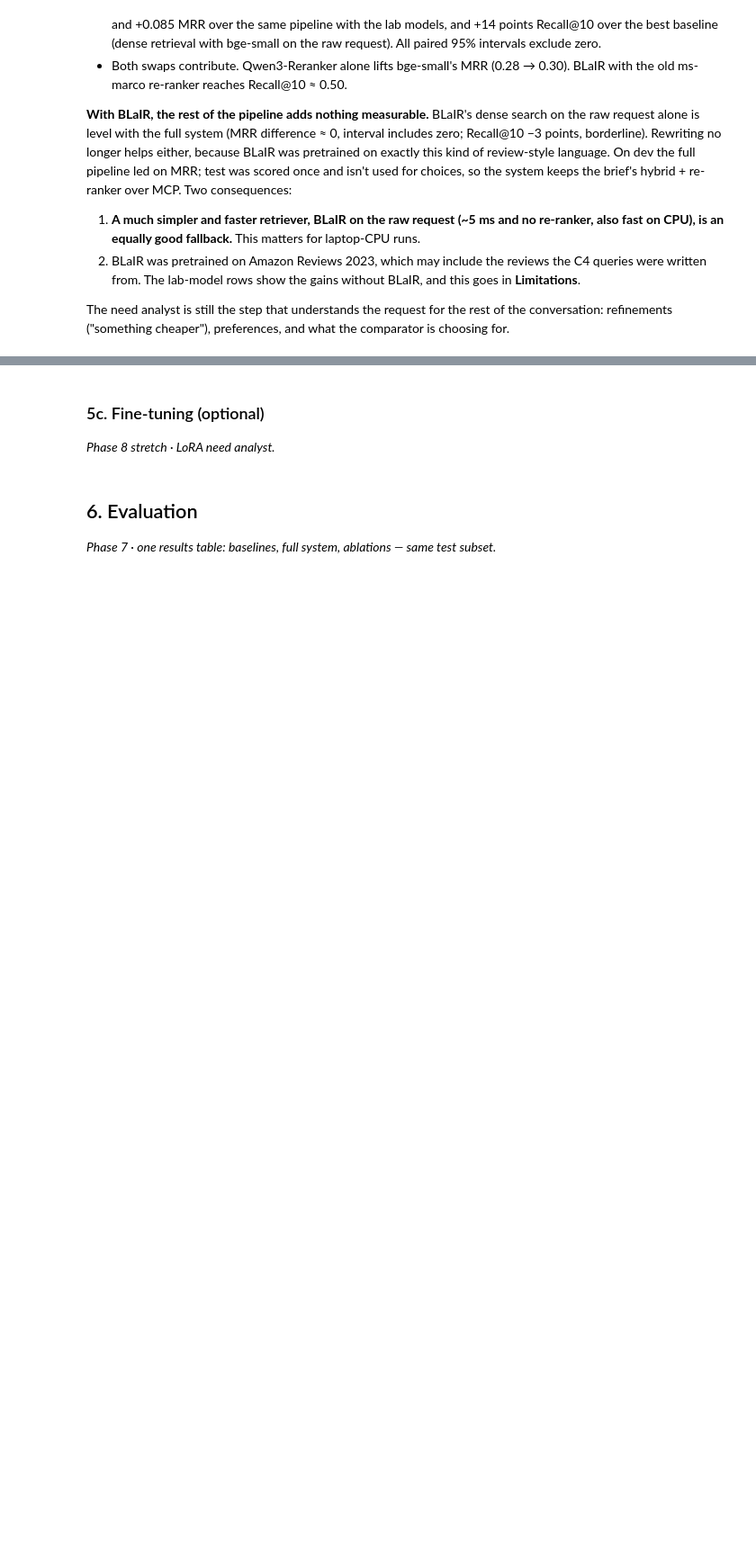
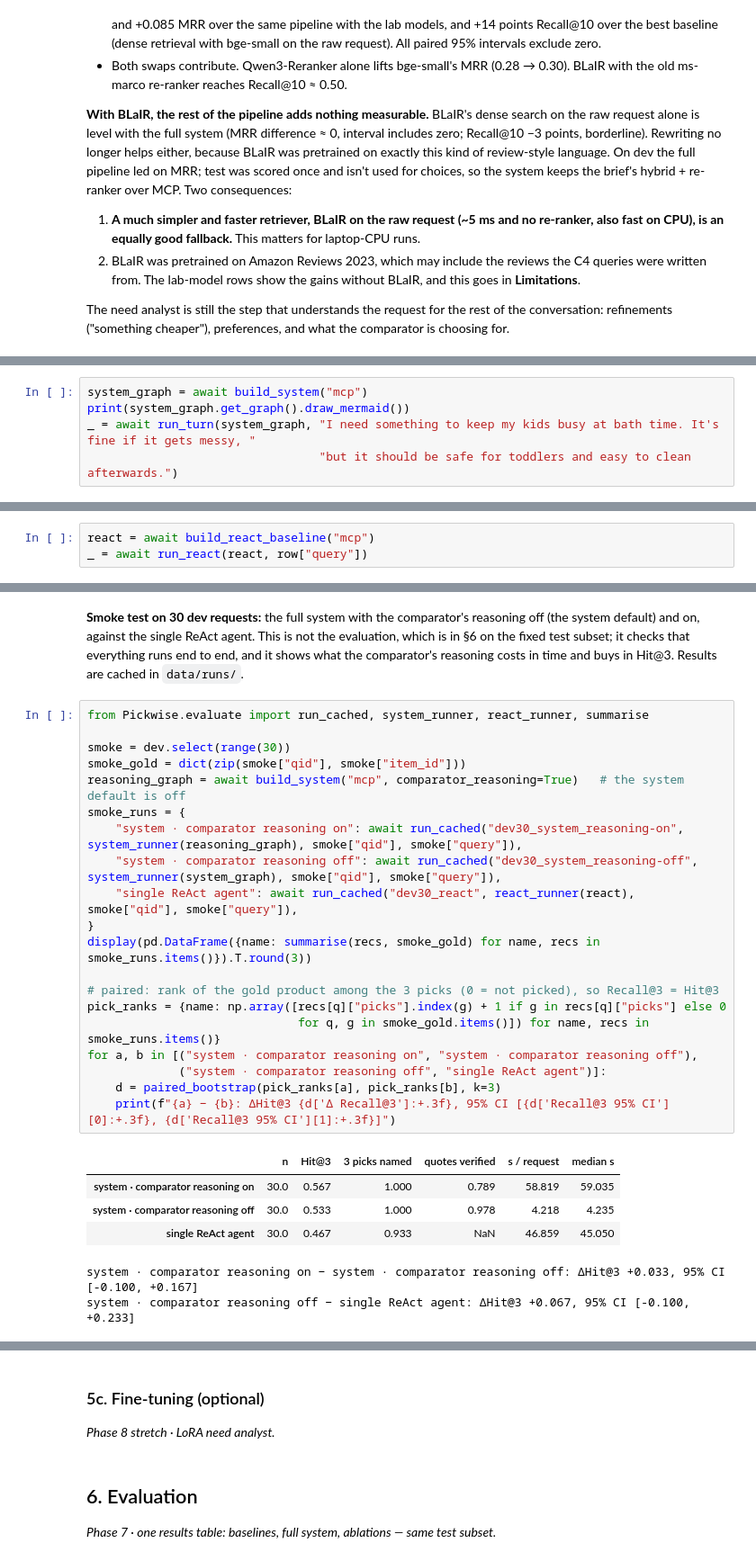
Before and after one commit to LalithMadhav-CODING/PickWise-A-Conversational-Shopping-Assistant, a Jupyter notebook: P14_Shopping_Assistant.ipynb, the cells around one changed output, grey strips where cells are left out. Shown at 90% size. Cells and saved outputs as stored; diff of their text form; blank space fills up the shorter version.

```diff
--- a/P14_Shopping_Assistant.ipynb
+++ b/P14_Shopping_Assistant.ipynb
@@ -530,0 +589,5 @@ _Phases 4–5 · MCP server + local `@tool`s, LangGraph supervisor, memory, `int
+# %%
+system_graph = await build_system("mcp")
+print(system_graph.get_graph().draw_mermaid())
+_ = await run_turn(system_graph, "I need something to keep my kids busy at bath time. It's fine if it gets messy, "
+                                 "but it should be safe for toddlers and easy to clean afterwards.")
@@ -530,0 +638,3 @@ _Phases 4–5 · MCP server + local `@tool`s, LangGraph supervisor, memory, `int
+# %%
+react = await build_react_baseline("mcp")
+_ = await run_react(react, row["query"])
@@ -530,0 +659,29 @@ _Phases 4–5 · MCP server + local `@tool`s, LangGraph supervisor, memory, `int
+# %% [markdown]
+**Smoke test on 30 dev requests:** the full system with the comparator's reasoning off (the system default) and on, against the single ReAct agent. This is not the evaluation, which is in §6 on the fixed test subset; it checks that everything runs end to end, and it shows what the comparator's reasoning costs in time and buys in Hit@3. Results are cached in `data/runs/`.
+# %%
+from Pickwise.evaluate import run_cached, system_runner, react_runner, summarise
+
+smoke = dev.select(range(30))
+smoke_gold = dict(zip(smoke["qid"], smoke["item_id"]))
+reasoning_graph = await build_system("mcp", comparator_reasoning=True)   # the system default is off
+smoke_runs = {
+    "system · comparator reasoning on": await run_cached("dev30_system_reasoning-on", system_runner(reasoning_graph), smoke["qid"], smoke["query"]),
+    "system · comparator reasoning off": await run_cached("dev30_system_reasoning-off", system_runner(system_graph), smoke["qid"], smoke["query"]),
+    "single ReAct agent": await run_cached("dev30_react", react_runner(react), smoke["qid"], smoke["query"]),
+}
+display(pd.DataFrame({name: summarise(recs, smoke_gold) for name, recs in smoke_runs.items()}).T.round(3))
+
+# paired: rank of the gold product among the 3 picks (0 = not picked), so Recall@3 = Hit@3
+pick_ranks = {name: np.array([recs[q]["picks"].index(g) + 1 if g in recs[q]["picks"] else 0
+                              for q, g in smoke_gold.items()]) for name, recs in smoke_runs.items()}
+for a, b in [("system · comparator reasoning on", "system · comparator reasoning off"),
+             ("system · comparator reasoning off", "single ReAct agent")]:
+    d = paired_bootstrap(pick_ranks[a], pick_ranks[b], k=3)
+    print(f"{a} − {b}: ΔHit@3 {d['Δ Recall@3']:+.3f}, 95% CI [{d['Recall@3 95% CI'][0]:+.3f}, {d['Recall@3 95% CI'][1]:+.3f}]")
+# %% [output]
+|  | n | Hit@3 | 3 picks named | quotes verified | s / request | median s |
+| system · comparator reasoning on | 30.0 | 0.567 | 1.000 | 0.789 | 58.819 | 59.035 |
+| system · comparator reasoning off | 30.0 | 0.533 | 1.000 | 0.978 | 4.218 | 4.235 |
+| single ReAct agent | 30.0 | 0.467 | 0.933 | NaN | 46.859 | 45.050 |
+system · comparator reasoning on − system · comparator reasoning off: ΔHit@3 +0.033, 95% CI [-0.100, +0.167]
+system · comparator reasoning off − single ReAct agent: ΔHit@3 +0.067, 95% CI [-0.100, +0.233]
```
Also changed, not shown: parts of 12 cells of this notebook, 13 other files.
